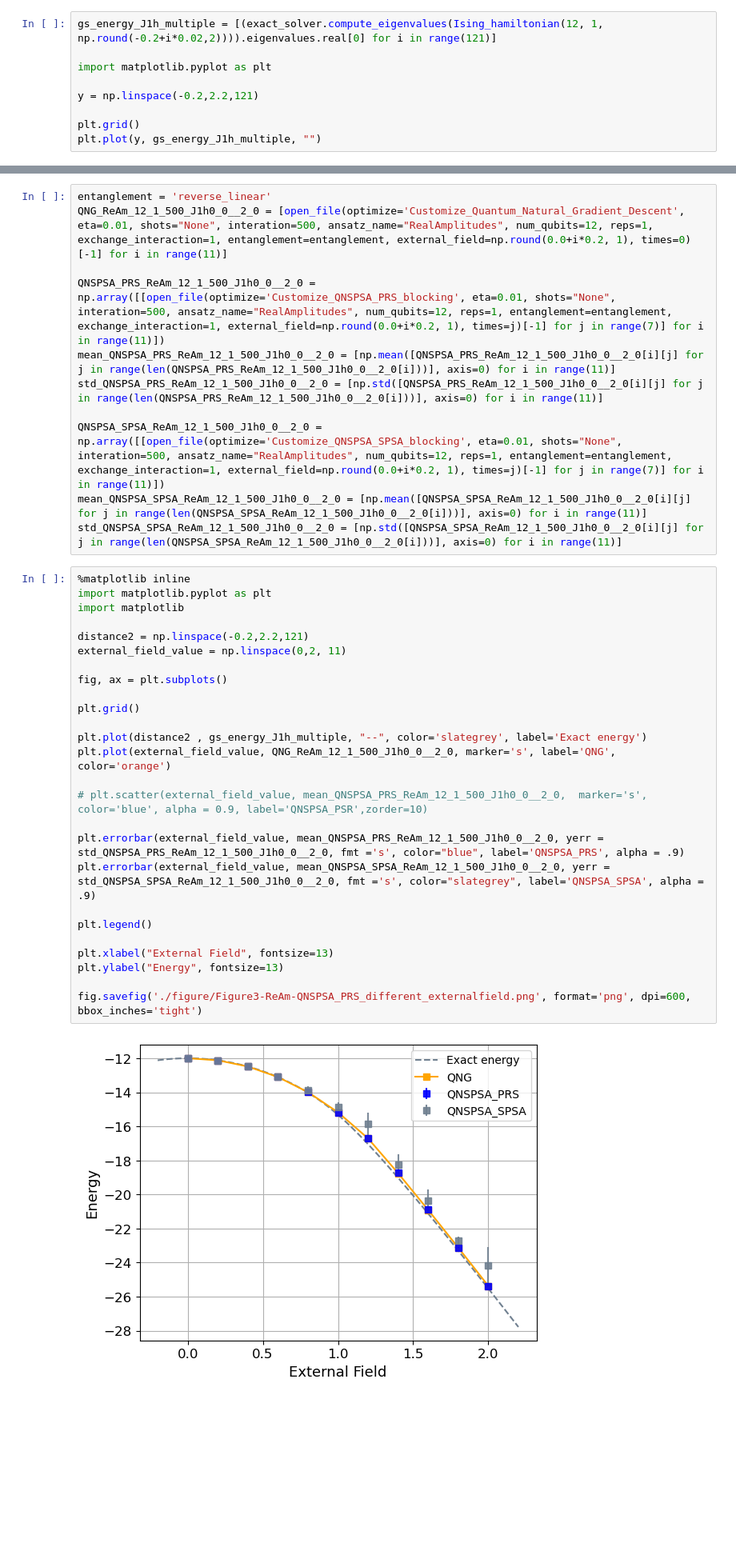
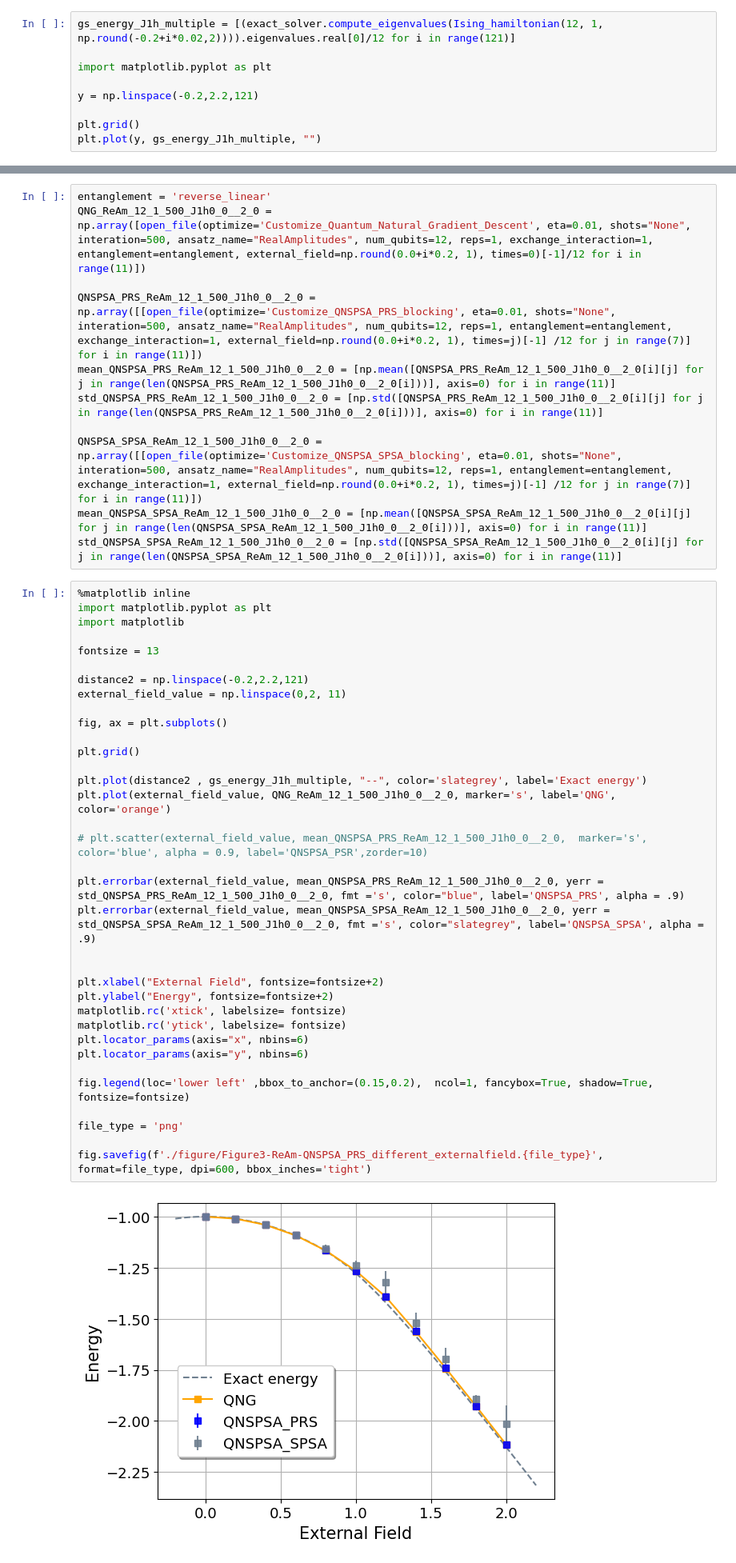
Before and after one commit to nguyenvulinh666/Variational-Quantum-EigeinSolver, a Jupyter notebook: Plot_data.ipynb, the cells around one changed output, grey strips where cells are left out. Shown at 80% size. Drawn from its saved outputs; the diff is of its cells as text; blank space fills up the shorter version.

```diff
--- a/Plot_data.ipynb
+++ b/Plot_data.ipynb
@@ -468,5 +463,5 @@ fig.savefig('./Figure/Figure3-12-ReAm-QNSPSA_PRS.png', format='png', dpi=600, bb
 # %%
-gs_energy_J1h_multiple = [(exact_solver.compute_eigenvalues(Ising_hamiltonian(12, 1, np.round(-0.2+i*0.02,2)))).eigenvalues.real[0] for i in range(121)]
+gs_energy_J1h_multiple = [(exact_solver.compute_eigenvalues(Ising_hamiltonian(12, 1, np.round(-0.2+i*0.02,2)))).eigenvalues.real[0]/12 for i in range(121)]
 
 import matplotlib.pyplot as plt
 
@@ -480,42 +475,51 @@ plt.plot(y, gs_energy_J1h_multiple, "")
 # %%
 entanglement = 'reverse_linear'
-QNG_ReAm_12_1_500_J1h0_0__2_0 = [open_file(optimize='Customize_Quantum_Natural_Gradient_Descent', eta=0.01, shots="None", interation=500, ansatz_name="RealAmplitudes", num_qubits=12, reps=1, exchange_interaction=1, entanglement=entanglement, external_field=np.round(0.0+i*0.2, 1), times=0)[-1] for i in range(11)]
+QNG_ReAm_12_1_500_J1h0_0__2_0 = np.array([open_file(optimize='Customize_Quantum_Natural_Gradient_Descent', eta=0.01, shots="None", interation=500, ansatz_name="RealAmplitudes", num_qubits=12, reps=1, exchange_interaction=1, entanglement=entanglement, external_field=np.round(0.0+i*0.2, 1), times=0)[-1]/12 for i in range(11)])
 
-QNSPSA_PRS_ReAm_12_1_500_J1h0_0__2_0 = np.array([[open_file(optimize='Customize_QNSPSA_PRS_blocking', eta=0.01, shots="None", interation=500, ansatz_name="RealAmplitudes", num_qubits=12, reps=1, entanglement=entanglement, exchange_interaction=1, external_field=np.round(0.0+i*0.2, 1), times=j)[-1] for j in range(7)] for i in range(11)])
+QNSPSA_PRS_ReAm_12_1_500_J1h0_0__2_0 = np.array([[open_file(optimize='Customize_QNSPSA_PRS_blocking', eta=0.01, shots="None", interation=500, ansatz_name="RealAmplitudes", num_qubits=12, reps=1, entanglement=entanglement, exchange_interaction=1, external_field=np.round(0.0+i*0.2, 1), times=j)[-1] /12 for j in range(7)] for i in range(11)])
 mean_QNSPSA_PRS_ReAm_12_1_500_J1h0_0__2_0 = [np.mean([QNSPSA_PRS_ReAm_12_1_500_J1h0_0__2_0[i][j] for j in range(len(QNSPSA_PRS_ReAm_12_1_500_J1h0_0__2_0[i]))], axis=0) for i in range(11)]
 std_QNSPSA_PRS_ReAm_12_1_500_J1h0_0__2_0 = [np.std([QNSPSA_PRS_ReAm_12_1_500_J1h0_0__2_0[i][j] for j in range(len(QNSPSA_PRS_ReAm_12_1_500_J1h0_0__2_0[i]))], axis=0) for i in range(11)]
 
-QNSPSA_SPSA_ReAm_12_1_500_J1h0_0__2_0 = np.array([[open_file(optimize='Customize_QNSPSA_SPSA_blocking', eta=0.01, shots="None", interation=500, ansatz_name="RealAmplitudes", num_qubits=12, reps=1, entanglement=entanglement, exchange_interaction=1, external_field=np.round(0.0+i*0.2, 1), times=j)[-1] for j in range(7)] for i in range(11)])
+QNSPSA_SPSA_ReAm_12_1_500_J1h0_0__2_0 = np.array([[open_file(optimize='Customize_QNSPSA_SPSA_blocking', eta=0.01, shots="None", interation=500, ansatz_name="RealAmplitudes", num_qubits=12, reps=1, entanglement=entanglement, exchange_interaction=1, external_field=np.round(0.0+i*0.2, 1), times=j)[-1] /12 for j in range(7)] for i in range(11)])
 mean_QNSPSA_SPSA_ReAm_12_1_500_J1h0_0__2_0 = [np.mean([QNSPSA_SPSA_ReAm_12_1_500_J1h0_0__2_0[i][j] for j in range(len(QNSPSA_SPSA_ReAm_12_1_500_J1h0_0__2_0[i]))], axis=0) for i in range(11)]
 std_QNSPSA_SPSA_ReAm_12_1_500_J1h0_0__2_0 = [np.std([QNSPSA_SPSA_ReAm_12_1_500_J1h0_0__2_0[i][j] for j in range(len(QNSPSA_SPSA_ReAm_12_1_500_J1h0_0__2_0[i]))], axis=0) for i in range(11)]
 # %%
 %matplotlib inline
 import matplotlib.pyplot as plt
 import matplotlib
+
+fontsize = 13
 
 distance2 = np.linspace(-0.2,2.2,121)
 external_field_value = np.linspace(0,2, 11)
 
 fig, ax = plt.subplots()
 
 plt.grid()
 
 plt.plot(distance2 , gs_energy_J1h_multiple, "--", color='slategrey', label='Exact energy')
 plt.plot(external_field_value, QNG_ReAm_12_1_500_J1h0_0__2_0, marker='s', label='QNG', color='orange')
 
 # plt.scatter(external_field_value, mean_QNSPSA_PRS_ReAm_12_1_500_J1h0_0__2_0,  marker='s', color='blue', alpha = 0.9, label='QNSPSA_PSR',zorder=10)
 
 plt.errorbar(external_field_value, mean_QNSPSA_PRS_ReAm_12_1_500_J1h0_0__2_0, yerr = std_QNSPSA_PRS_ReAm_12_1_500_J1h0_0__2_0, fmt ='s', color="blue", label='QNSPSA_PRS', alpha = .9)
 plt.errorbar(external_field_value, mean_QNSPSA_SPSA_ReAm_12_1_500_J1h0_0__2_0, yerr = std_QNSPSA_SPSA_ReAm_12_1_500_J1h0_0__2_0, fmt ='s', color="slategrey", label='QNSPSA_SPSA', alpha = .9)
 
-plt.legend()
 
-plt.xlabel("External Field", fontsize=13)
-plt.ylabel("Energy", fontsize=13)
+plt.xlabel("External Field", fontsize=fontsize+2)
+plt.ylabel("Energy", fontsize=fontsize+2)
+matplotlib.rc('xtick', labelsize= fontsize)
+matplotlib.rc('ytick', labelsize= fontsize)
+plt.locator_params(axis="x", nbins=6)
+plt.locator_params(axis="y", nbins=6)
 
-fig.savefig('./figure/Figure3-ReAm-QNSPSA_PRS_different_externalfield.png', format='png', dpi=600, bbox_inches='tight')
+fig.legend(loc='lower left' ,bbox_to_anchor=(0.15,0.2),  ncol=1, fancybox=True, shadow=True, fontsize=fontsize)
+
+file_type = 'png'
+
+fig.savefig(f'./figure/Figure3-ReAm-QNSPSA_PRS_different_externalfield.{file_type}', format=file_type, dpi=600, bbox_inches='tight')
 # %% [output]
-[figure, old version]
+[figure, new version]
 # %% [markdown]
 # Figure 4
 # %%
```
Also changed, not shown: parts of 16 cells of this notebook, 11 other files.
